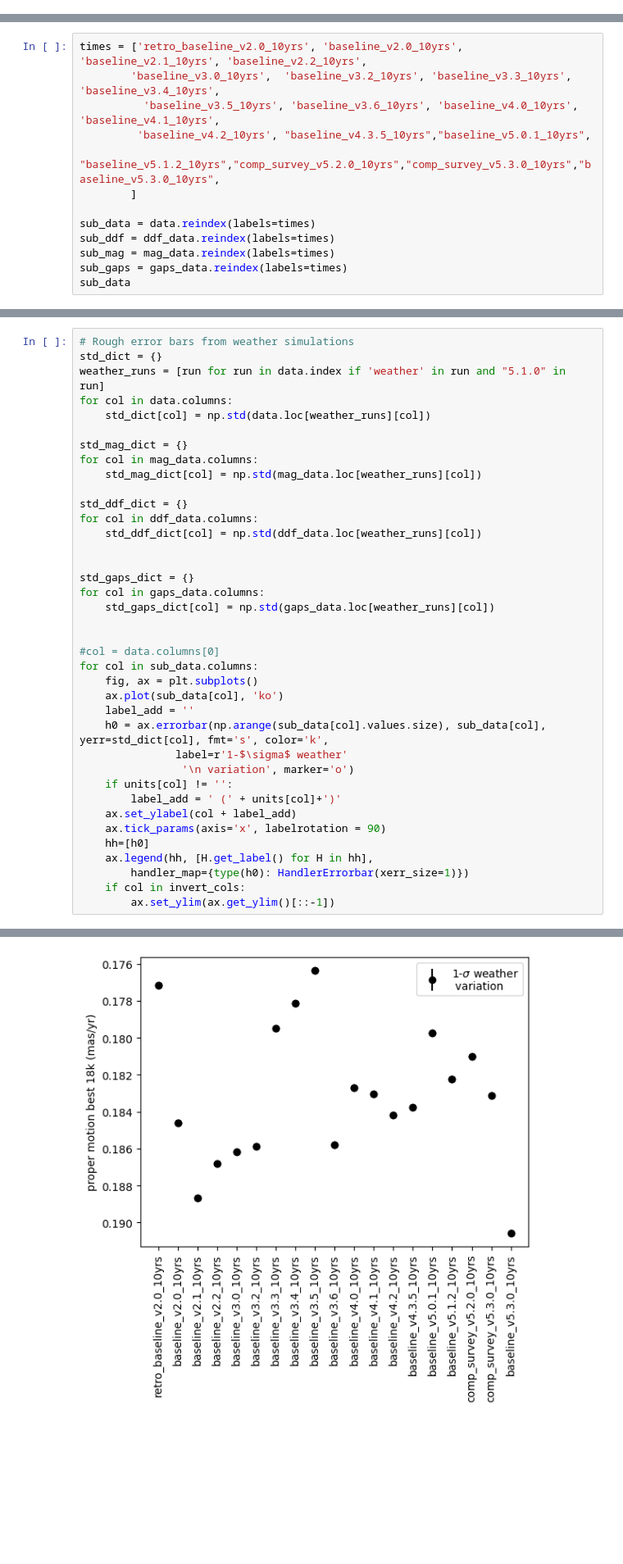
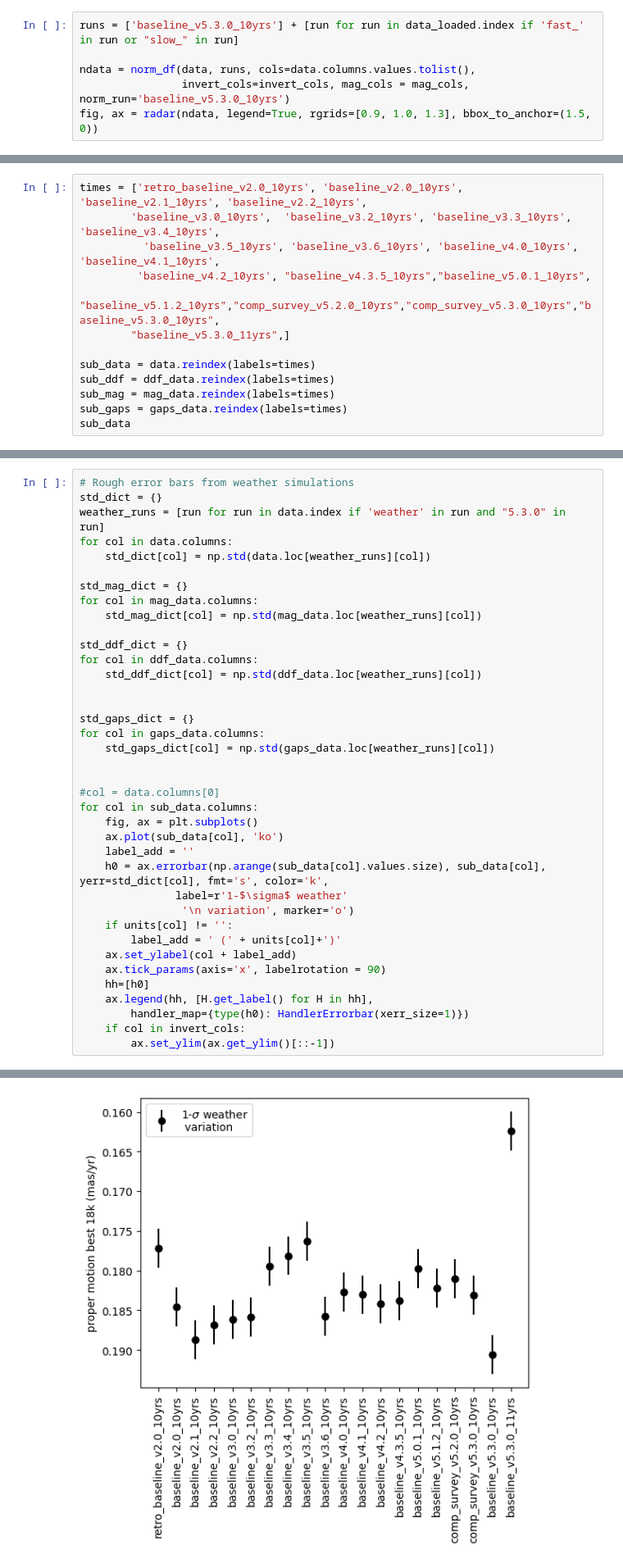
Before and after one commit to lsst-sims/sims_featureScheduler_runs5.3, a Jupyter notebook: maf/quick_look.ipynb, the cells around one changed output, grey strips where cells are left out. Shown at 82% size. Drawn from its saved outputs; the diff is of its cells as text; blank space fills up the shorter version.

```diff
--- a/maf/quick_look.ipynb
+++ b/maf/quick_look.ipynb
@@ -283,3 +291,9 @@ ndata = norm_df(data, runs, cols=data.columns.values.tolist(),
 fig, ax = radar(ndata, legend=True, rgrids=[0.9, 1.0, 1.1], bbox_to_anchor=(1.5, 0))
 # %% [output]
 [figure]
+# %%
+runs = ['baseline_v5.3.0_10yrs'] + [run for run in data_loaded.index if 'fast_' in run or "slow_" in run]
+
+ndata = norm_df(data, runs, cols=data.columns.values.tolist(),
+                invert_cols=invert_cols, mag_cols = mag_cols, norm_run='baseline_v5.3.0_10yrs')
+fig, ax = radar(ndata, legend=True, rgrids=[0.9, 1.0, 1.3], bbox_to_anchor=(1.5, 0))
@@ -289,7 +305,7 @@ times = ['retro_baseline_v2.0_10yrs', 'baseline_v2.0_10yrs', 'baseline_v2.1_10yr
           'baseline_v3.5_10yrs', 'baseline_v3.6_10yrs', 'baseline_v4.0_10yrs', 'baseline_v4.1_10yrs',
          'baseline_v4.2_10yrs', "baseline_v4.3.5_10yrs","baseline_v5.0.1_10yrs",
           "baseline_v5.1.2_10yrs","comp_survey_v5.2.0_10yrs","comp_survey_v5.3.0_10yrs","baseline_v5.3.0_10yrs",
-        ]
+        "baseline_v5.3.0_11yrs",]
 
 sub_data = data.reindex(labels=times)
 sub_ddf = ddf_data.reindex(labels=times)
@@ -319,7 +335,7 @@ sub_data
 # %%
 # Rough error bars from weather simulations
 std_dict = {}
-weather_runs = [run for run in data.index if 'weather' in run and "5.1.0" in run]
+weather_runs = [run for run in data.index if 'weather' in run and "5.3.0" in run]
 for col in data.columns:
     std_dict[col] = np.std(data.loc[weather_runs][col])
 
@@ -363 +379 @@ for col in sub_data.columns:
-[figure, old version]
+[figure, new version]
```
Also changed, not shown: parts of 12 cells of this notebook, 4 other files.
